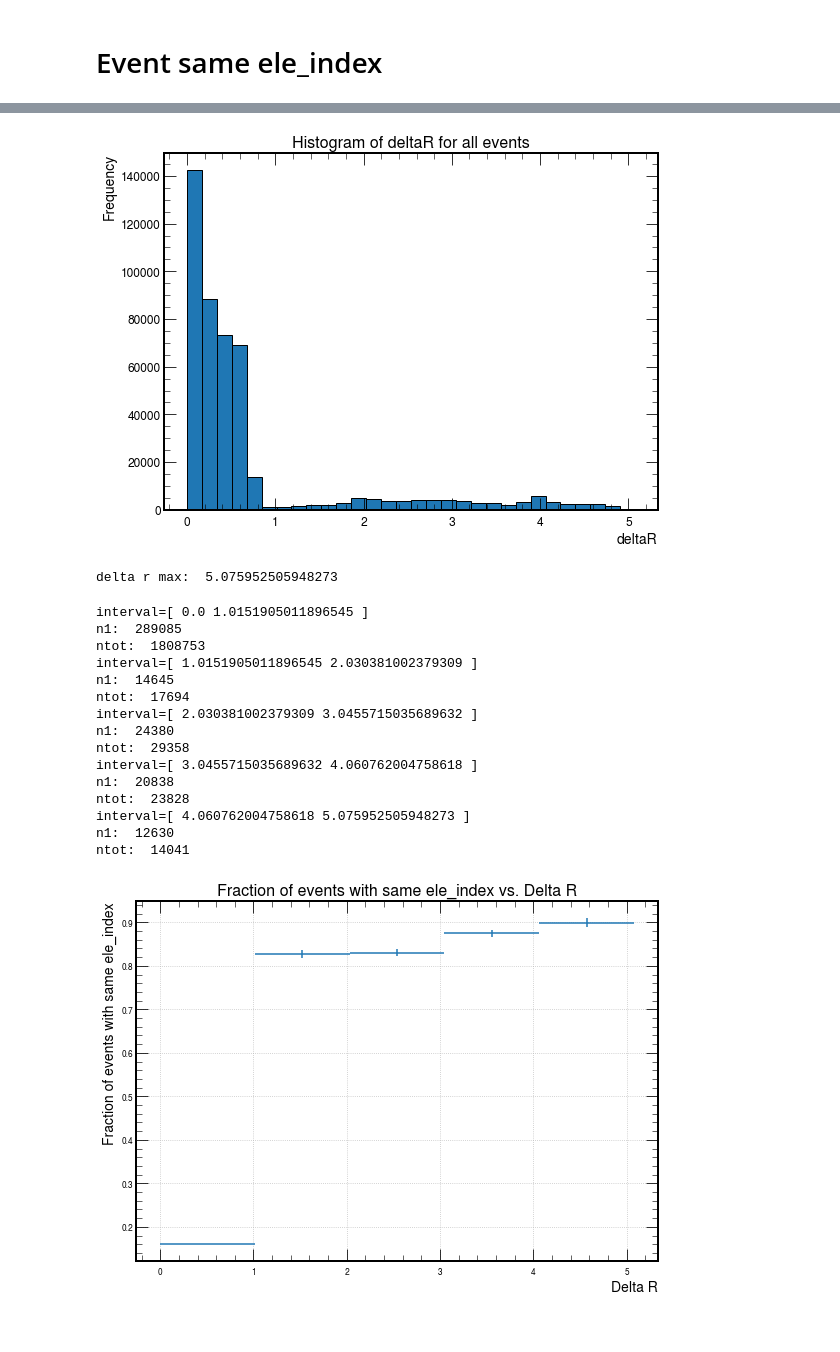
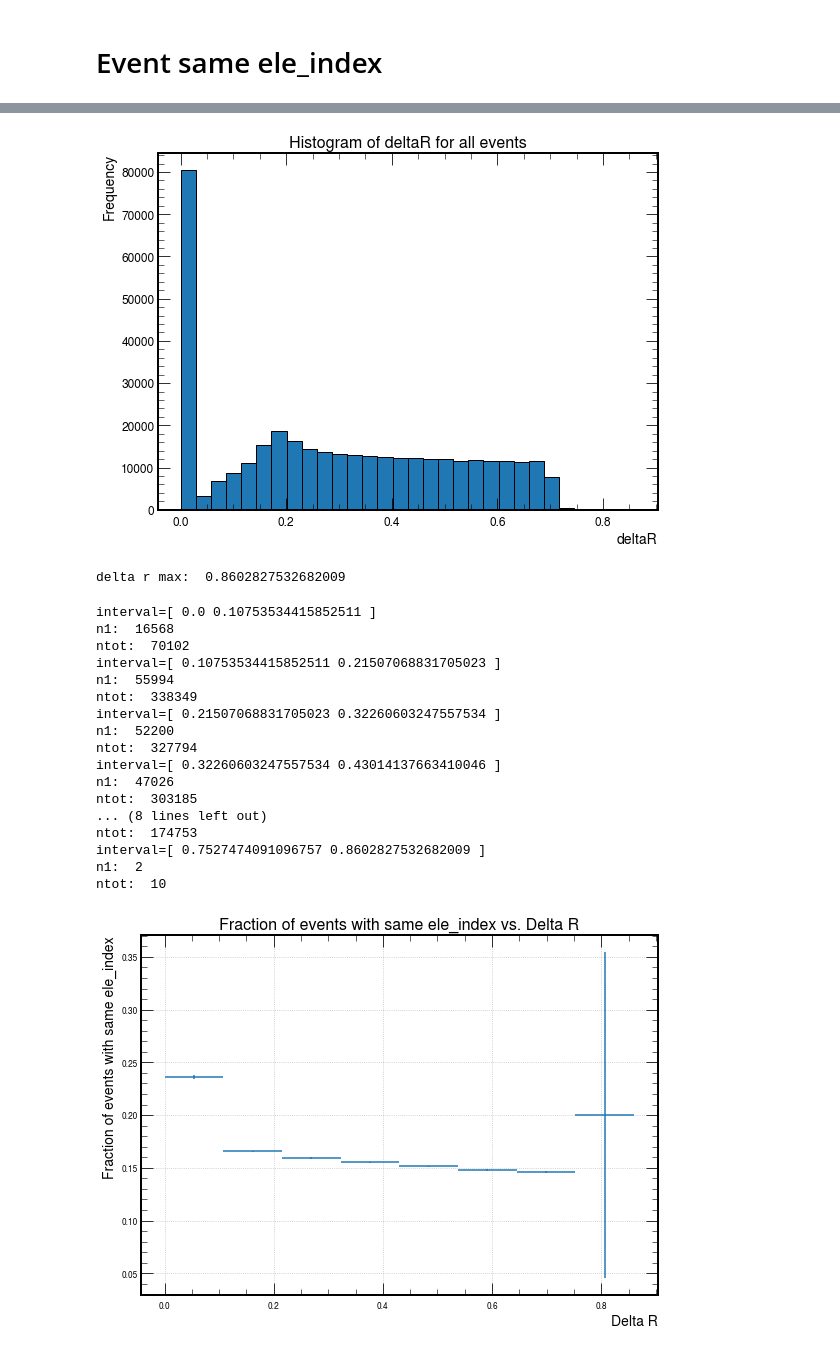
Before and after one commit to Cirrinci/CMS_Simulation, a Jupyter notebook: overlapping_ele.ipynb, the cells around one changed output, grey strips where cells are left out. Saved outputs shown, nothing was run; the diff lists cells and outputs as text; code cells hidden in the pictures.

```diff
--- a/overlapping_ele.ipynb
+++ b/overlapping_ele.ipynb
@@ -134,7 +137,9 @@ grouped_deltas = grouped_deltas[valid_energy_mask]
 # Event same ele_index
 # %%
 grouped_deltas = pd.read_csv('grouped_deltas.csv')
-valid_energy_mask = (grouped_deltas['energy1'] != -999.0) & (grouped_deltas['energy2'] != -999)
+#valid_energy_mask = (grouped_deltas['calo_energy1'] != -999.0) & (grouped_deltas['calo_energy2'] != -999)
+#grouped_deltas = grouped_deltas[valid_energy_mask]
+valid_energy_mask = (grouped_deltas['calo_energy1'] != -1.0) & (grouped_deltas['calo_energy2'] != -1)
 grouped_deltas = grouped_deltas[valid_energy_mask]
 # %%
 same_ele_index_mask = grouped_deltas['ele_index1'] == grouped_deltas['ele_index2']
@@ -314,11 +384,11 @@ plt.tight_layout()
 plt.savefig('plots/deltaR_histogram.png')
 plt.show()
 # %% [output]
-[figure, old version]
+[figure, new version]
 # %%
 print('delta r max: ',same_ele_events['deltaR'].max())
 # %% [output]
-delta r max:  5.075952505948273
+delta r max:  0.8602827532682009
 # %%
 def fraction_same_ele_index_vs_deltaR(num_intervals):
     deltaR_max = same_ele_events['deltaR'].max()
@@ -330,47 +400,49 @@ def fraction_same_ele_index_vs_deltaR(num_intervals):
     for i in range(len(deltaR_values) - 1):
         lower_bound = deltaR_values[i]
         upper_bound = deltaR_values[i + 1]
         print('interval=[',lower_bound,upper_bound,']')
         mask = (same_ele_events['deltaR'] > lower_bound) & (same_ele_events['deltaR'] <= upper_bound)
         mask2 = (grouped_deltas['deltaR'] > lower_bound) & (grouped_deltas['deltaR'] <= upper_bound)
 
         n1 = len(same_ele_events[mask])
         print('n1: ',n1)
         ntot = len(grouped_deltas[mask2])
         print('ntot: ',ntot)
         if ntot == 0:
             ntot = 1
         fraction = n1 / ntot
         fraction_list.append(fraction)
         yer.append(np.sqrt(n1 + n1**2 / ntot) / ntot)
 
     plt.figure(figsize=(8,6))  # Larger figsize
     plt.errorbar(deltaR_values[:-1] + y / 2, fraction_list, xerr=np.ones(num_intervals) * y / 2, yerr=yer, fmt='none')
     #plt.scatter(deltaR_values[:-1] + y / 2, fraction_list)
     plt.xlabel('Delta R', fontsize=14)
     plt.ylabel('Fraction of events with same ele_index', fontsize=14)
     plt.title('Fraction of events with same ele_index vs. Delta R', fontsize=16)
     plt.grid(True)
     plt.tight_layout()
     plt.savefig('plots/fraction_deltaR.png')
     plt.show()
 
-num_intervals = 5
+num_intervals = 8
 fraction_same_ele_index_vs_deltaR(num_intervals)
 # %% [output]
-interval=[ 0.0 1.0151905011896545 ]
-n1:  289085
-ntot:  1808753
-interval=[ 1.0151905011896545 2.030381002379309 ]
-n1:  14645
-ntot:  17694
-interval=[ 2.030381002379309 3.0455715035689632 ]
-n1:  24380
-ntot:  29358
-interval=[ 3.0455715035689632 4.060762004758618 ]
-n1:  20838
-ntot:  23828
-interval=[ 4.060762004758618 5.075952505948273 ]
-n1:  12630
-ntot:  14041
+interval=[ 0.0 0.10753534415852511 ]
+n1:  16568
+ntot:  70102
+interval=[ 0.10753534415852511 0.21507068831705023 ]
+n1:  55994
+ntot:  338349
+interval=[ 0.21507068831705023 0.32260603247557534 ]
+n1:  52200
+ntot:  327794
+interval=[ 0.32260603247557534 0.43014137663410046 ]
+n1:  47026
+ntot:  303185
+... (8 lines left out)
+ntot:  174753
+interval=[ 0.7527474091096757 0.8602827532682009 ]
+n1:  2
+ntot:  10
-[figure, old version]
+[figure, new version]
```
Also changed, not shown: parts of 16 cells of this notebook.
